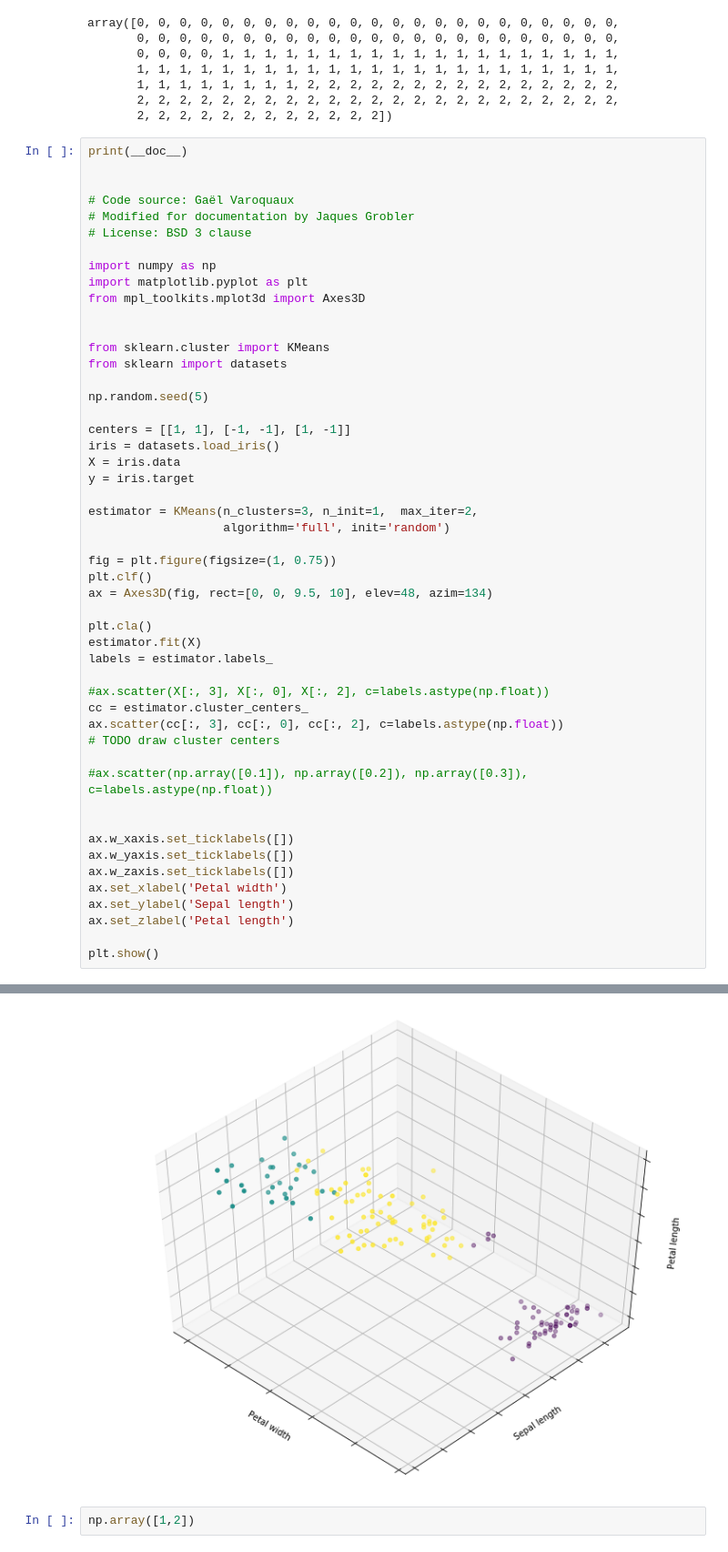
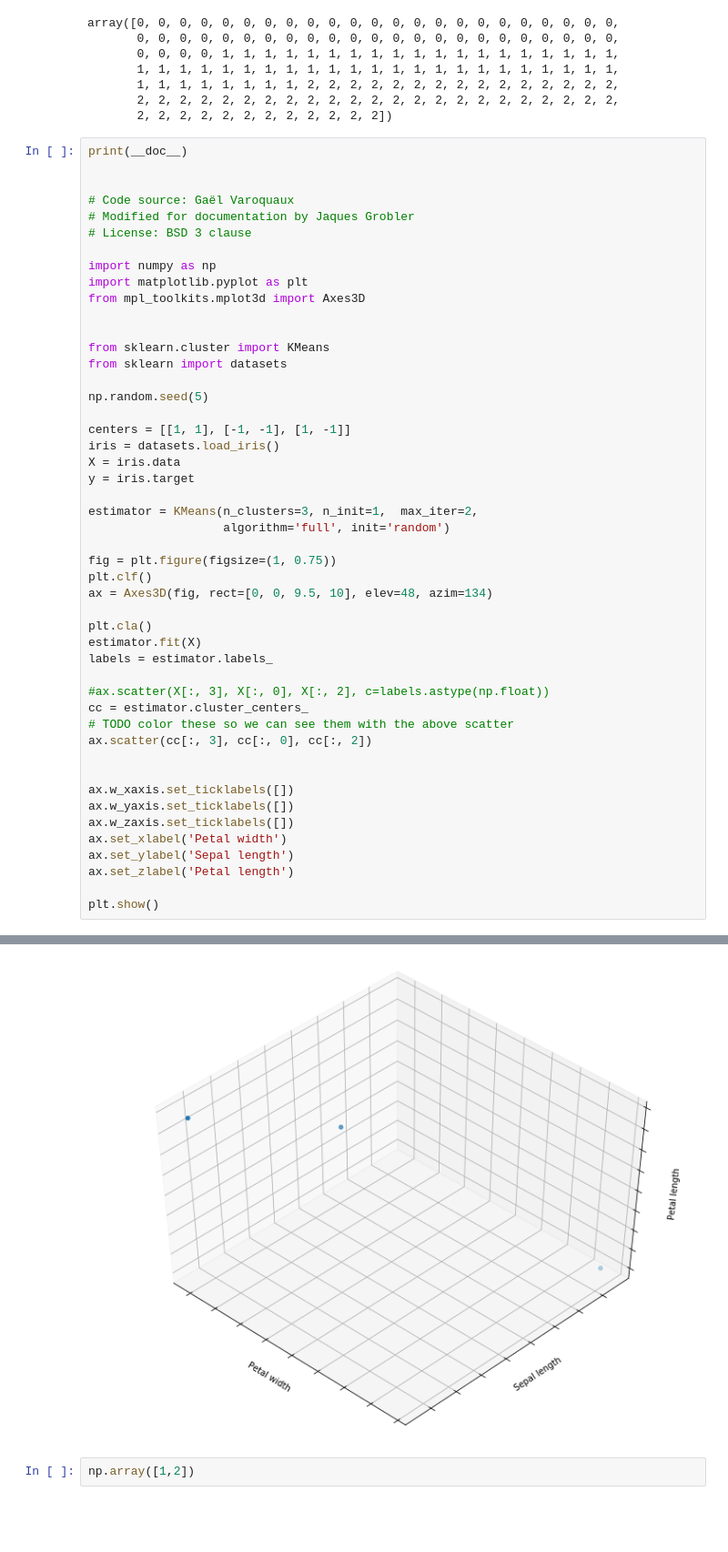
Before and after one commit to tipishev/sportamore_ml, a Jupyter notebook: 2017_06_15_Session_1_clustering_and_Jupyter.ipynb, the cells around one changed output, grey strips where cells are left out. Shown: that part at 91% size. Cells and saved outputs as stored; diff of their text form; blank space fills up the shorter version.

```diff
--- a/2017_06_15_Session_1_clustering_and_Jupyter.ipynb
+++ b/2017_06_15_Session_1_clustering_and_Jupyter.ipynb
@@ -73,38 +73,36 @@ np.random.seed(5)
 centers = [[1, 1], [-1, -1], [1, -1]]
 iris = datasets.load_iris()
 X = iris.data
 y = iris.target
 
 estimator = KMeans(n_clusters=3, n_init=1,  max_iter=2,
                    algorithm='full', init='random')
 
 fig = plt.figure(figsize=(1, 0.75))
 plt.clf()
 ax = Axes3D(fig, rect=[0, 0, 9.5, 10], elev=48, azim=134)
 
 plt.cla()
 estimator.fit(X)
 labels = estimator.labels_
 
 #ax.scatter(X[:, 3], X[:, 0], X[:, 2], c=labels.astype(np.float))
 cc = estimator.cluster_centers_
-ax.scatter(cc[:, 3], cc[:, 0], cc[:, 2], c=labels.astype(np.float))
-# TODO draw cluster centers
-
-#ax.scatter(np.array([0.1]), np.array([0.2]), np.array([0.3]), c=labels.astype(np.float))
+# TODO color these so we can see them with the above scatter
+ax.scatter(cc[:, 3], cc[:, 0], cc[:, 2])
 
 
 ax.w_xaxis.set_ticklabels([])
 ax.w_yaxis.set_ticklabels([])
 ax.w_zaxis.set_ticklabels([])
 ax.set_xlabel('Petal width')
 ax.set_ylabel('Sepal length')
 ax.set_zlabel('Petal length')
 
 plt.show()
 # %% [output]
 Automatically created module for IPython interactive environment
-[figure, old version]
+[figure, new version]
 # %%
 np.array([1,2])
 # %% [output]
```
